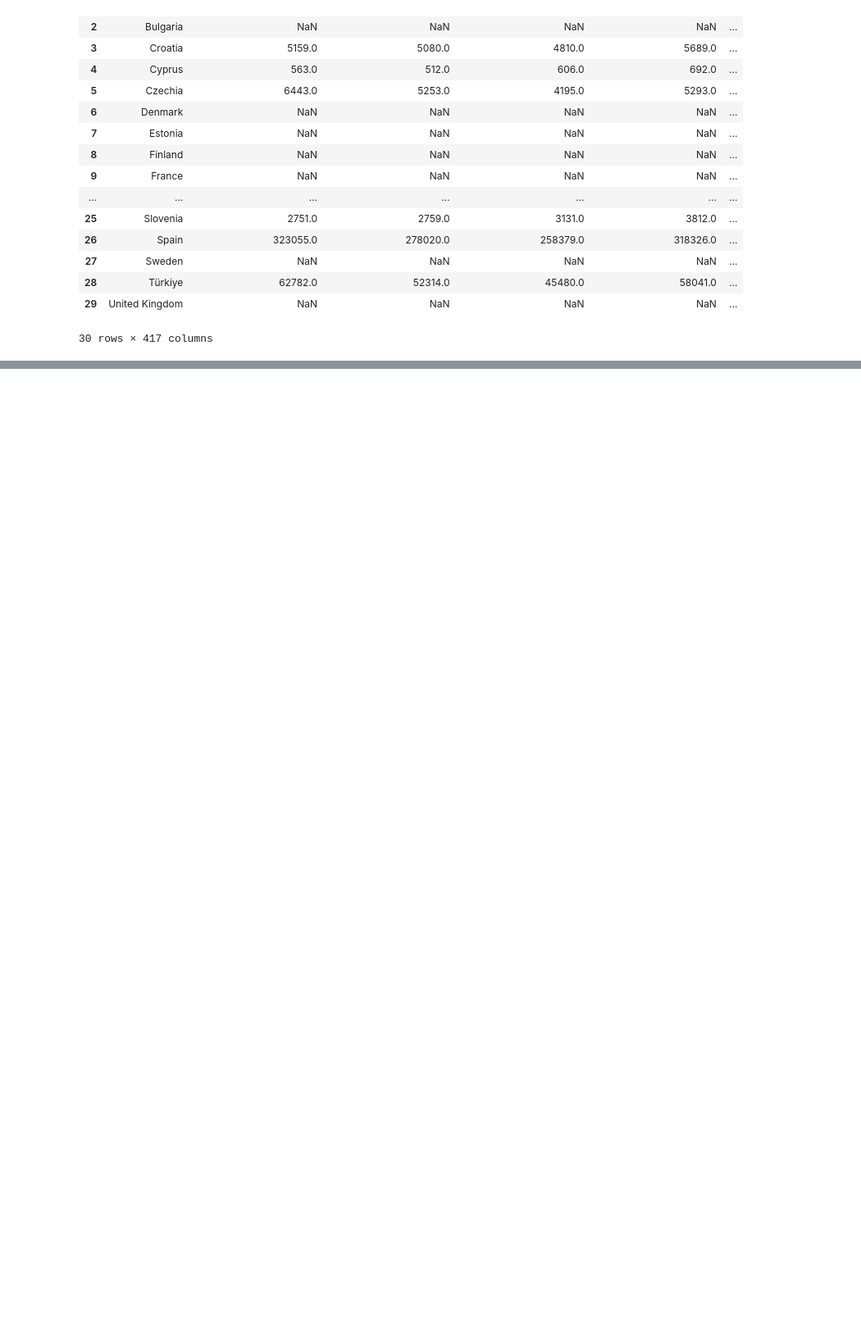
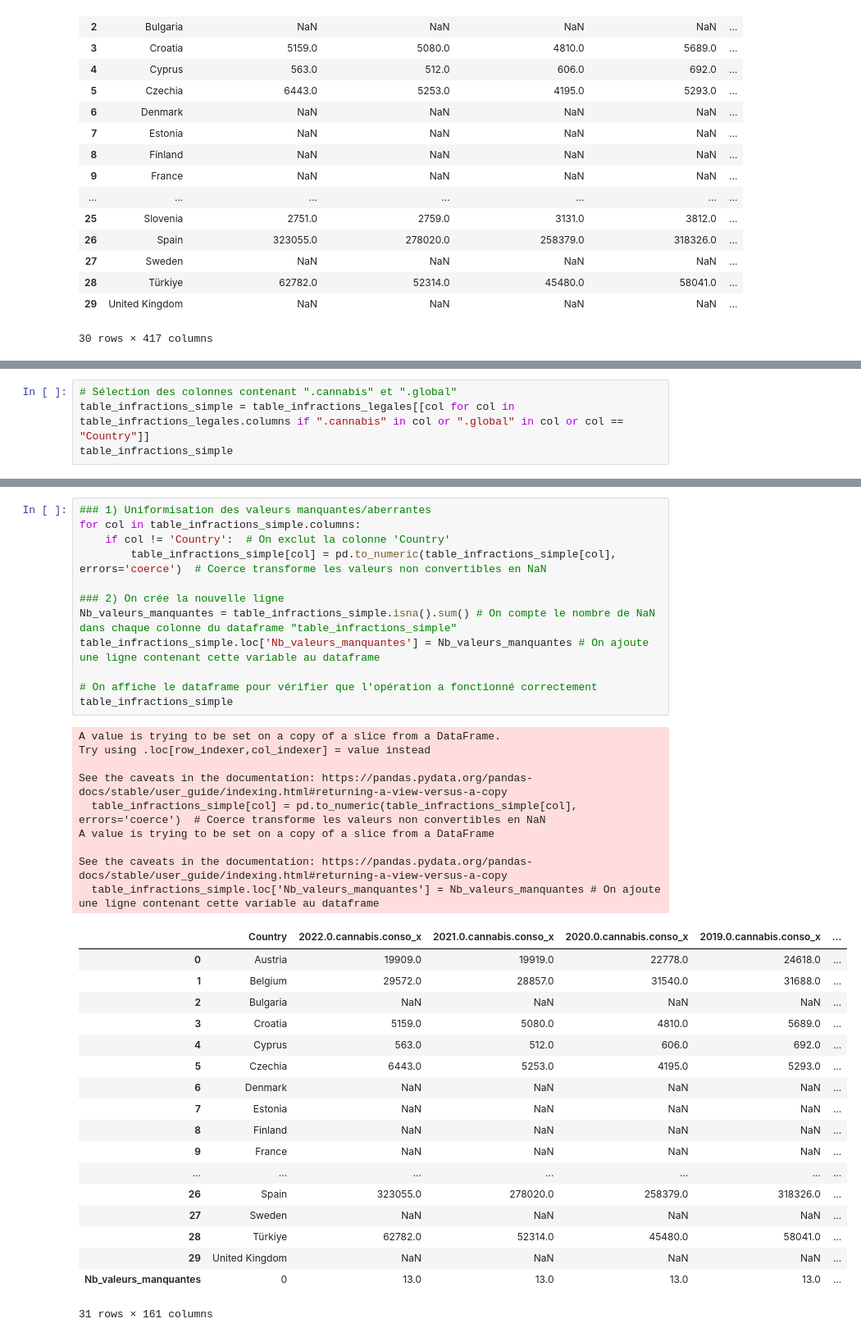
Before and after one commit to refouch/Projet_Python_2A, a Jupyter notebook: Tidy.ipynb, the cells around one changed output, grey strips where cells are left out. Shown at 82% size. Cells and saved outputs as stored; diff of their text form; blank space fills up the shorter version.

```diff
--- a/Tidy.ipynb
+++ b/Tidy.ipynb
@@ -948,0 +954,4 @@ table_infractions_legales
+# %%
+# Sélection des colonnes contenant ".cannabis" et ".global"
+table_infractions_simple = table_infractions_legales[[col for col in table_infractions_legales.columns if ".cannabis" in col or ".global" in col or col == "Country"]]
+table_infractions_simple
@@ -948,0 +1104,40 @@ table_infractions_legales
+# %%
+### 1) Uniformisation des valeurs manquantes/aberrantes
+for col in table_infractions_simple.columns:
+    if col != 'Country':  # On exclut la colonne 'Country'
+        table_infractions_simple[col] = pd.to_numeric(table_infractions_simple[col], errors='coerce')  # Coerce transforme les valeurs non convertibles en NaN
+
+### 2) On crée la nouvelle ligne
+Nb_valeurs_manquantes = table_infractions_simple.isna().sum() # On compte le nombre de NaN dans chaque colonne du dataframe "table_infractions_simple"
+table_infractions_simple.loc['Nb_valeurs_manquantes'] = Nb_valeurs_manquantes # On ajoute une ligne contenant cette variable au dataframe
+
+# On affiche le dataframe pour vérifier que l'opération a fonctionné correctement
+table_infractions_simple
+# %% [output]
+A value is trying to be set on a copy of a slice from a DataFrame.
+Try using .loc[row_indexer,col_indexer] = value instead
+
+See the caveats in the documentation: https://pandas.pydata.org/pandas-docs/stable/user_guide/indexing.html#returning-a-view-versus-a-copy
+  table_infractions_simple[col] = pd.to_numeric(table_infractions_simple[col], errors='coerce')  # Coerce transforme les valeurs non convertibles en NaN
+A value is trying to be set on a copy of a slice from a DataFrame
+
+See the caveats in the documentation: https://pandas.pydata.org/pandas-docs/stable/user_guide/indexing.html#returning-a-view-versus-a-copy
+  table_infractions_simple.loc['Nb_valeurs_manquantes'] = Nb_valeurs_manquantes # On ajoute une ligne contenant cette variable au dataframe
+|  | Country | 2022.0.cannabis.conso_x | 2021.0.cannabis.conso_x | 2020.0.cannabis.conso_x | 2019.0.cannabis.conso_x | ... |
+| 0 | Austria | 19909.0 | 19919.0 | 22778.0 | 24618.0 | ... |
+| 1 | Belgium | 29572.0 | 28857.0 | 31540.0 | 31688.0 | ... |
+| 2 | Bulgaria | NaN | NaN | NaN | NaN | ... |
+| 3 | Croatia | 5159.0 | 5080.0 | 4810.0 | 5689.0 | ... |
+| 4 | Cyprus | 563.0 | 512.0 | 606.0 | 692.0 | ... |
+| 5 | Czechia | 6443.0 | 5253.0 | 4195.0 | 5293.0 | ... |
+| 6 | Denmark | NaN | NaN | NaN | NaN | ... |
+| 7 | Estonia | NaN | NaN | NaN | NaN | ... |
+| 8 | Finland | NaN | NaN | NaN | NaN | ... |
+| 9 | France | NaN | NaN | NaN | NaN | ... |
+| ... | ... | ... | ... | ... | ... | ... |
+| 26 | Spain | 323055.0 | 278020.0 | 258379.0 | 318326.0 | ... |
+| 27 | Sweden | NaN | NaN | NaN | NaN | ... |
+| 28 | Türkiye | 62782.0 | 52314.0 | 45480.0 | 58041.0 | ... |
+| 29 | United Kingdom | NaN | NaN | NaN | NaN | ... |
+| Nb_valeurs_manquantes | 0 | 13.0 | 13.0 | 13.0 | 13.0 | ... |
+31 rows × 161 columns
```
Also changed, not shown: parts of 29 cells of this notebook, 5 other files.
